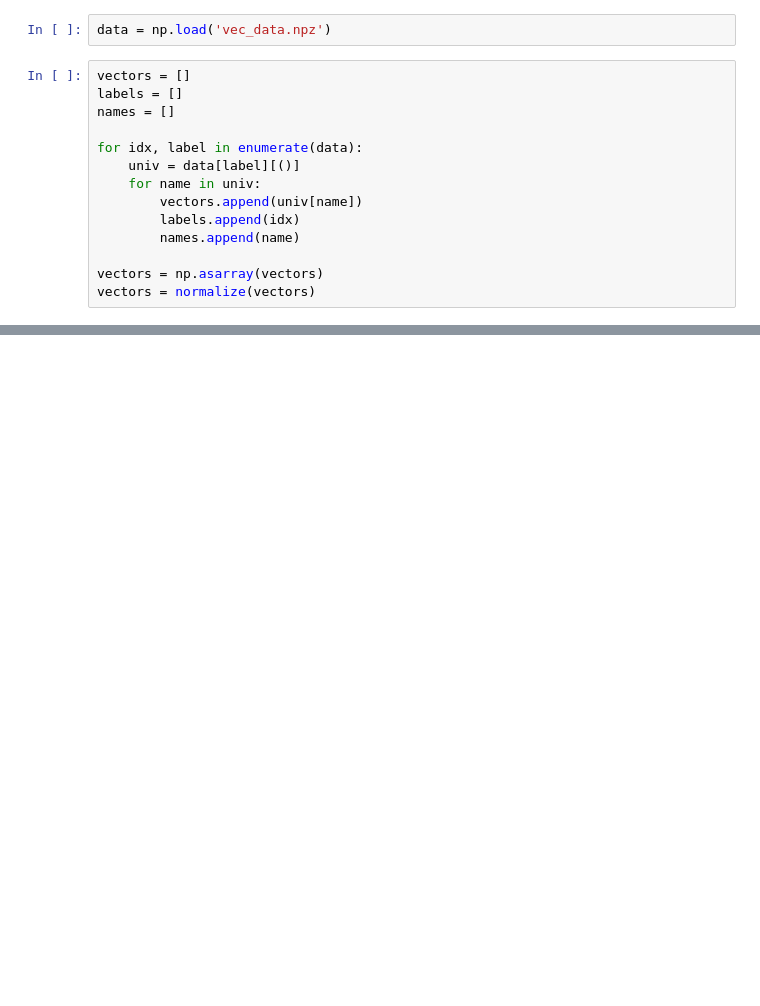
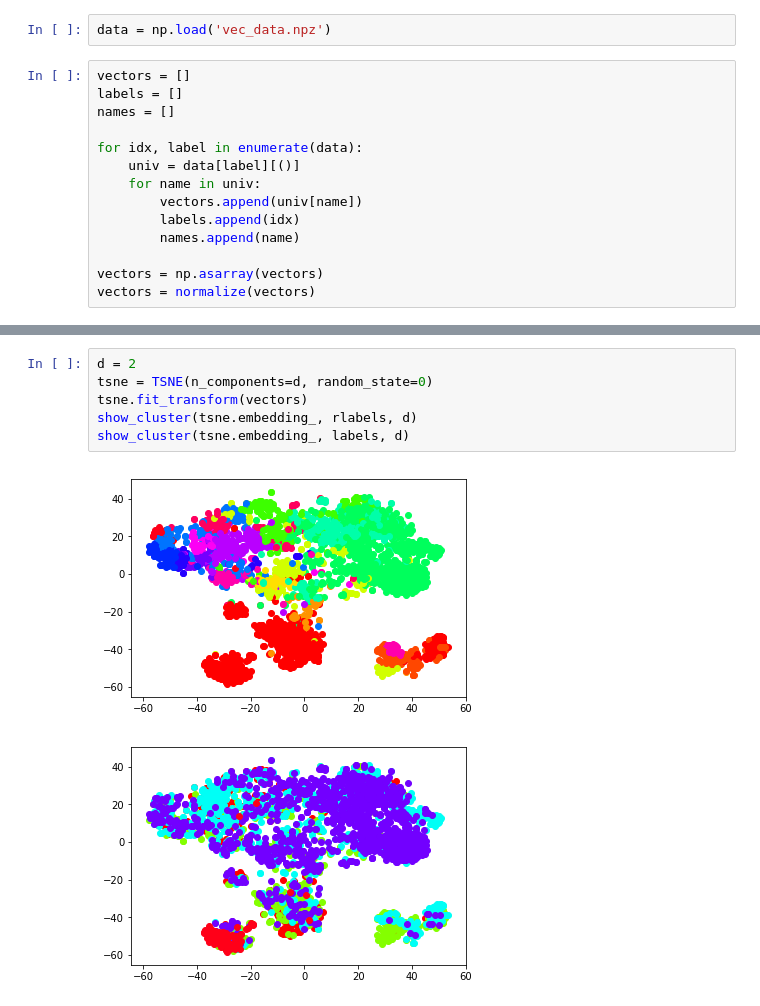
Before and after one commit to wuhao21/15688_project, a Jupyter notebook: Clustering.ipynb, the cells around one changed output, grey strips where cells are left out. Saved outputs shown, nothing was run; the diff lists cells and outputs as text; blank space fills up the shorter version.

```diff
--- a/Clustering.ipynb
+++ b/Clustering.ipynb
@@ -58,0 +97,9 @@ print(count)
+# %%
+d = 2
+tsne = TSNE(n_components=d, random_state=0)
+tsne.fit_transform(vectors)
+show_cluster(tsne.embedding_, rlabels, d)
+show_cluster(tsne.embedding_, labels, d)
+# %% [output]
+[figure, added]
+[figure, added]
```
Also changed, not shown: parts of 10 cells of this notebook, 3 other files.
